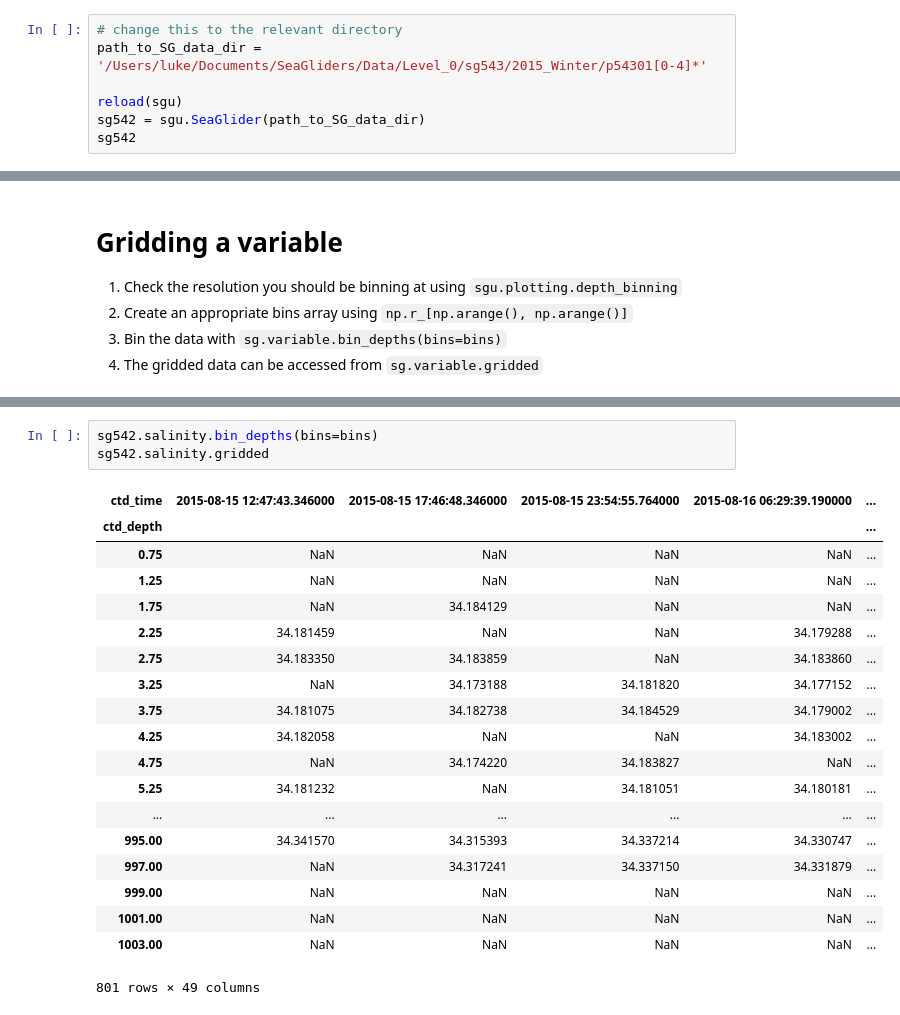
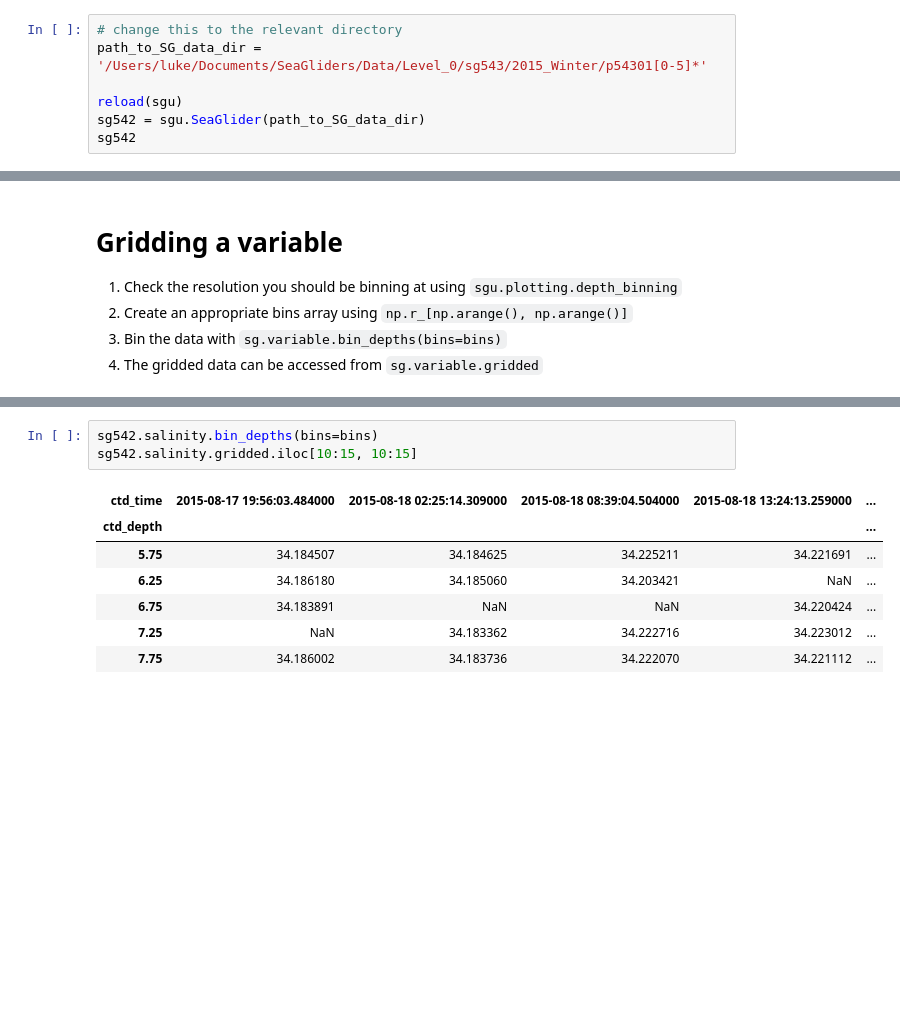
Before and after one commit to nmalan/SeaGlider-utilities, a Jupyter notebook: demo_SeaGlider_utils.ipynb, the cells around one changed output, grey strips where cells are left out. Drawn from its saved outputs; the diff is of its cells as text; blank space fills up the shorter version.

```diff
--- a/demo_SeaGlider_utils.ipynb
+++ b/demo_SeaGlider_utils.ipynb
@@ -33,7 +33,7 @@ Populating the interactive namespace from numpy and matplotlib
 The SeaGlider package takes the directory that contains all the netCDF files. The input string can also contain regular expression syntax as `glob` is used. Once the object has been imported you should be able to access all the variables that use `sg_data_point` as a dimension. This includes temperature, salinity, oxygen and a bunch of the ENG variables (press `TAB` after fullstop for autocomplete of all the variables — this will only work in *Jupyter notebook* or *IPython*)
 # %%
 # change this to the relevant directory
-path_to_SG_data_dir = '/Users/luke/Documents/SeaGliders/Data/Level_0/sg543/2015_Winter/p54301[0-4]*'
+path_to_SG_data_dir = '/Users/luke/Documents/SeaGliders/Data/Level_0/sg543/2015_Winter/p54301[0-5]*'
 
 reload(sgu)
 sg542 = sgu.SeaGlider(path_to_SG_data_dir)
@@ -179,23 +160,11 @@ sgu.plotting.depth_binning(depth, bins=bins)
 # %%
 sg542.salinity.bin_depths(bins=bins)
-sg542.salinity.gridded
+sg542.salinity.gridded.iloc[10:15, 10:15]
 # %% [output]
-| ctd_time | 2015-08-15 12:47:43.346000 | 2015-08-15 17:46:48.346000 | 2015-08-15 23:54:55.764000 | 2015-08-16 06:29:39.190000 | ... |
+| ctd_time | 2015-08-17 19:56:03.484000 | 2015-08-18 02:25:14.309000 | 2015-08-18 08:39:04.504000 | 2015-08-18 13:24:13.259000 | ... |
 | ctd_depth |  |  |  |  | ... |
-| 0.75 | NaN | NaN | NaN | NaN | ... |
-| 1.25 | NaN | NaN | NaN | NaN | ... |
-| 1.75 | NaN | 34.184129 | NaN | NaN | ... |
-| 2.25 | 34.181459 | NaN | NaN | 34.179288 | ... |
-| 2.75 | 34.183350 | 34.183859 | NaN | 34.183860 | ... |
-| 3.25 | NaN | 34.173188 | 34.181820 | 34.177152 | ... |
-| 3.75 | 34.181075 | 34.182738 | 34.184529 | 34.179002 | ... |
-| 4.25 | 34.182058 | NaN | NaN | 34.183002 | ... |
-| 4.75 | NaN | 34.174220 | 34.183827 | NaN | ... |
-| 5.25 | 34.181232 | NaN | 34.181051 | 34.180181 | ... |
-| ... | ... | ... | ... | ... | ... |
-| 995.00 | 34.341570 | 34.315393 | 34.337214 | 34.330747 | ... |
-| 997.00 | NaN | 34.317241 | 34.337150 | 34.331879 | ... |
-| 999.00 | NaN | NaN | NaN | NaN | ... |
-| 1001.00 | NaN | NaN | NaN | NaN | ... |
-| 1003.00 | NaN | NaN | NaN | NaN | ... |
+| 5.75 | 34.184507 | 34.184625 | 34.225211 | 34.221691 | ... |
+| 6.25 | 34.186180 | 34.185060 | 34.203421 | NaN | ... |
+| 6.75 | 34.183891 | NaN | NaN | 34.220424 | ... |
+| 7.25 | NaN | 34.183362 | 34.222716 | 34.223012 | ... |
+| 7.75 | 34.186002 | 34.183736 | 34.222070 | 34.221112 | ... |
-801 rows × 49 columns
```
Also changed, not shown: parts of 8 cells of this notebook, 5 other files.
